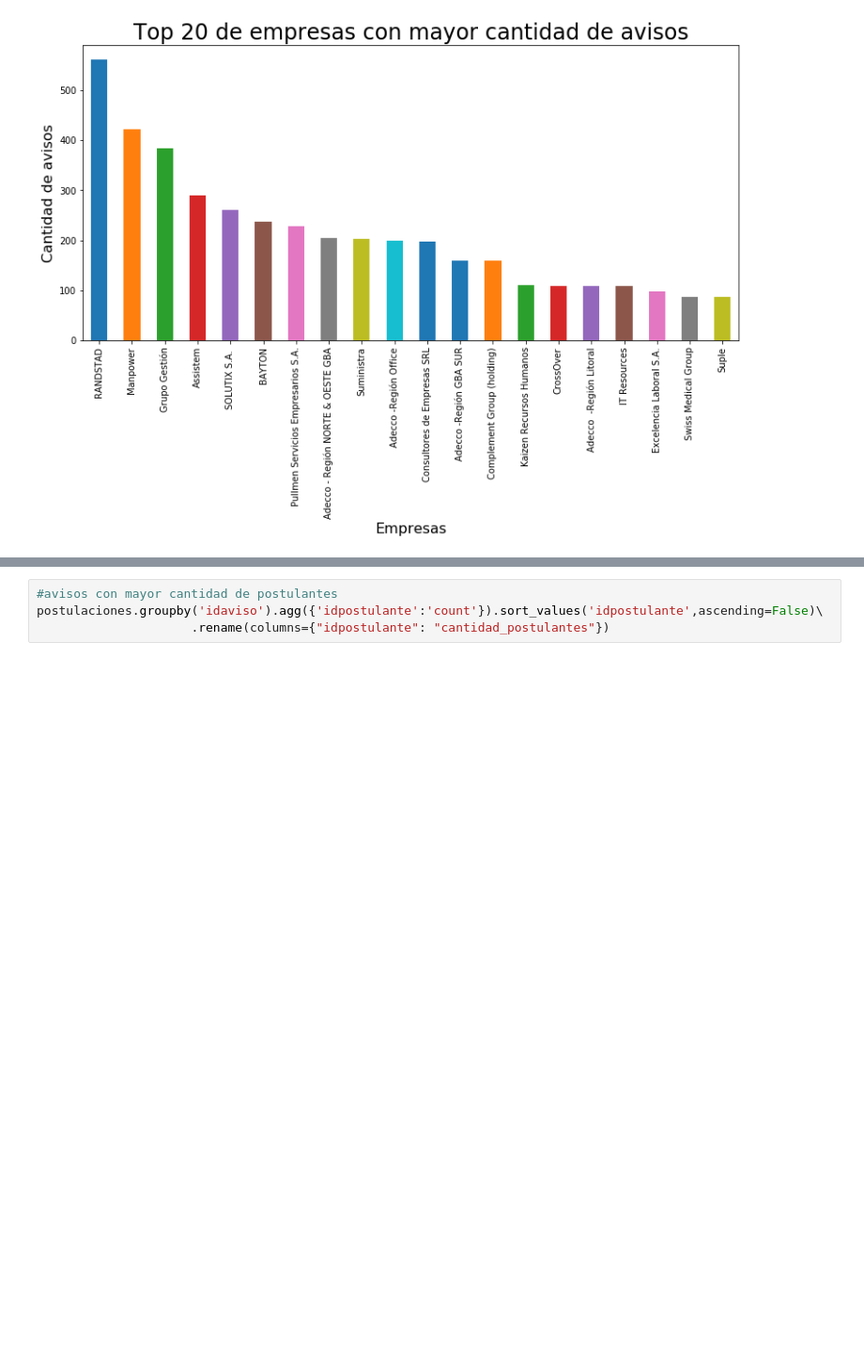
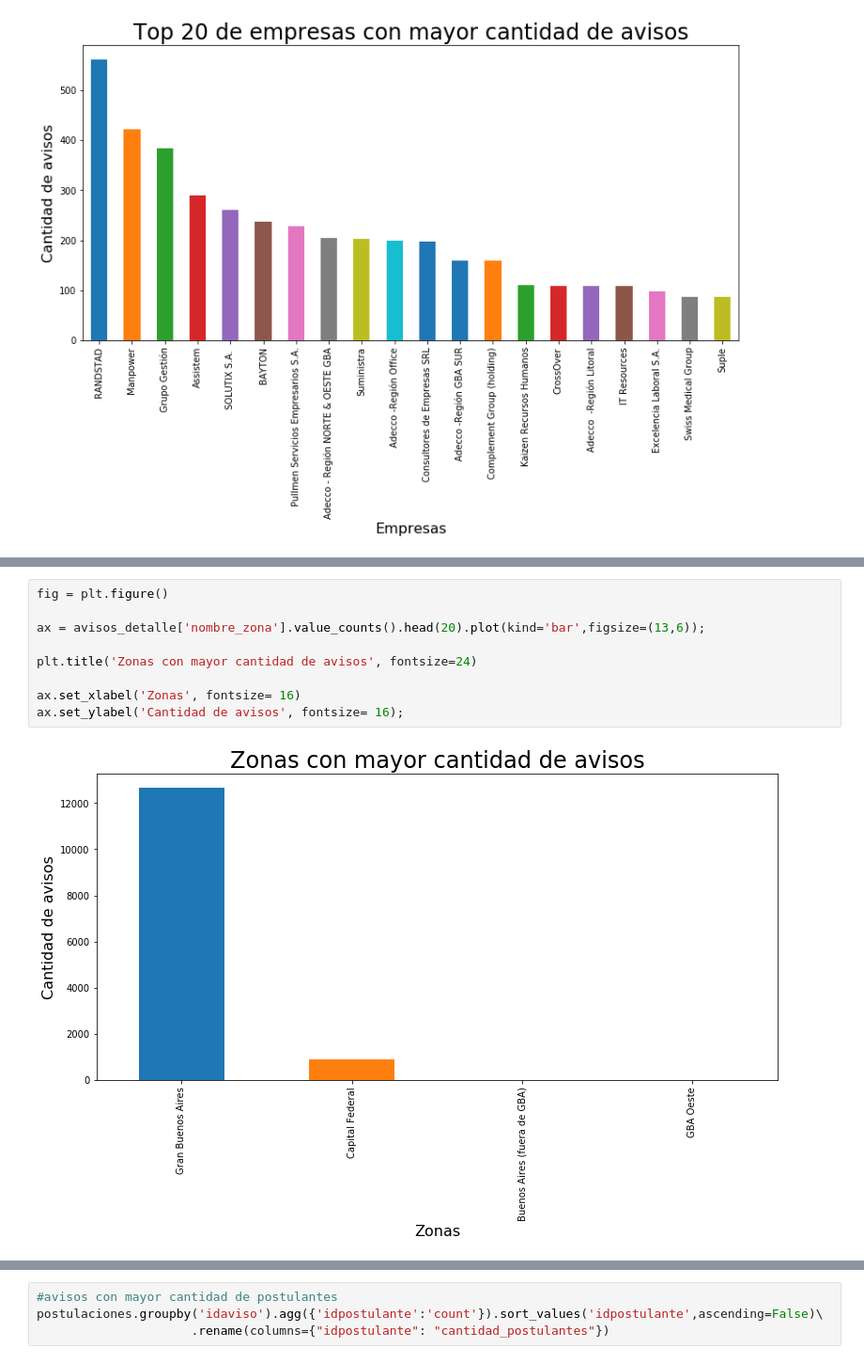
Before and after one commit to BrigliaAn/TP1-AnalisisExploratorio-ZonaJobs, a Jupyter notebook: Tp1-completo.ipynb, the cells around one changed output, grey strips where cells are left out. Shown at 94% size. Saved outputs shown, nothing was run; the diff lists cells and outputs as text; blank space fills up the shorter version.

Commit message:
agrego graficos a seccion avisos

```diff
--- a/Tp1-completo.ipynb
+++ b/Tp1-completo.ipynb
@@ -646,0 +659,11 @@ ax.set_ylabel('Cantidad de avisos', fontsize= 16);
+# %%
+fig = plt.figure()
+
+ax = avisos_detalle['nombre_zona'].value_counts().head(20).plot(kind='bar',figsize=(13,6));
+
+plt.title('Zonas con mayor cantidad de avisos', fontsize=24)
+
+ax.set_xlabel('Zonas', fontsize= 16)
+ax.set_ylabel('Cantidad de avisos', fontsize= 16);
+# %% [output]
+[figure, added]
```
Also changed, not shown: parts of 7 cells of this notebook.
